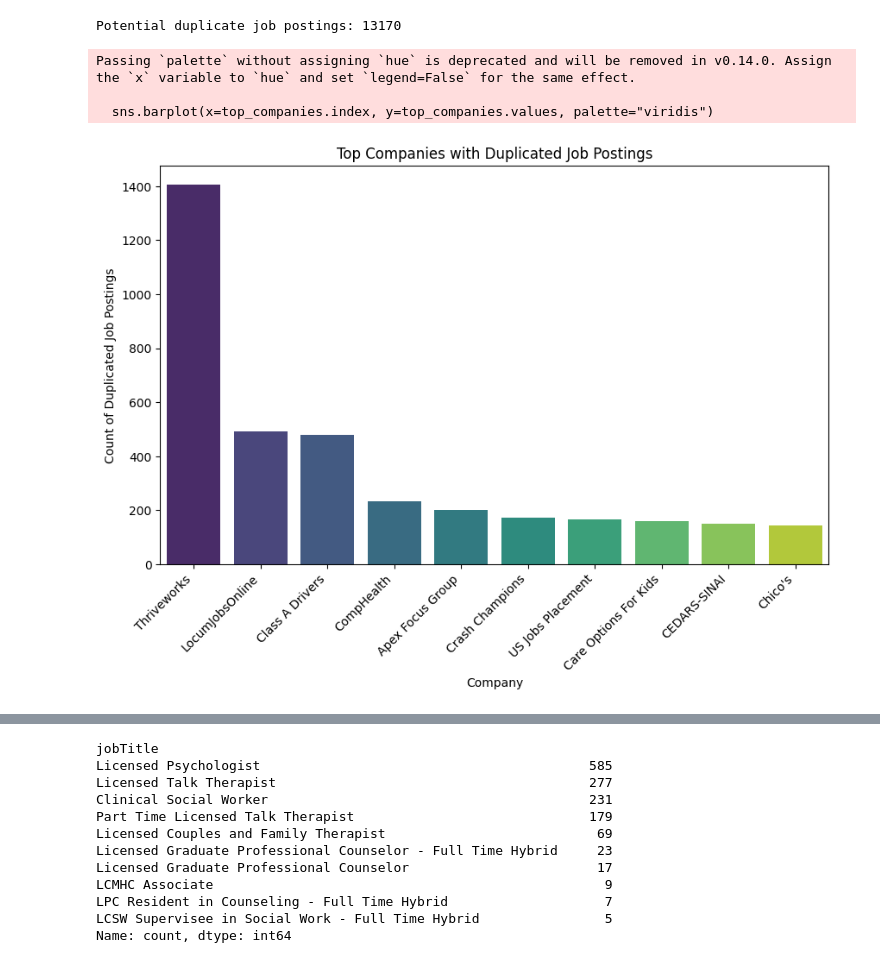
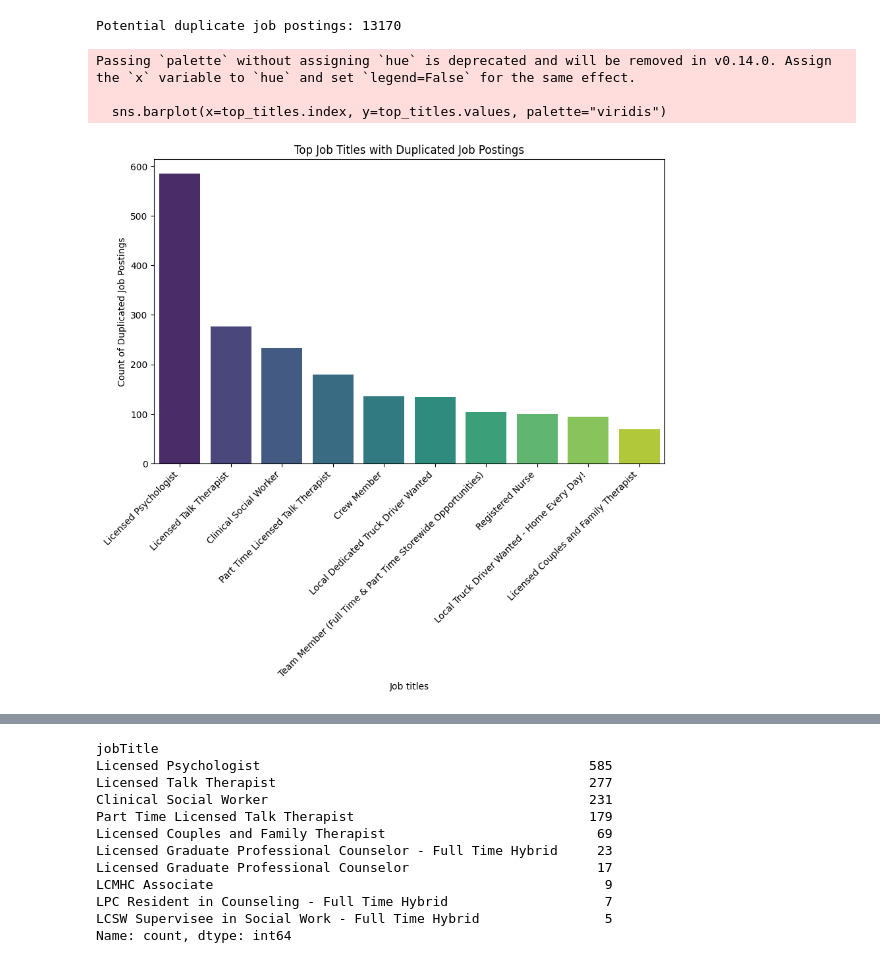
Before and after one commit to LSLCS/NLP-duplicateJob, a Jupyter notebook: eda/eda.ipynb, the cells around one changed output, grey strips where cells are left out. Drawn from its saved outputs; the diff is of its cells as text; code cells hidden in the pictures.

```diff
--- a/eda/eda.ipynb
+++ b/eda/eda.ipynb
@@ -126,29 +126,29 @@ print(f"\nPotential duplicate job postings: {duplicates}")
 # %% [output]
 Potential duplicate job postings: 13170
 # %%
-# Check for top companies with duplicate job descriptions
+# Check for top job titles with duplicate job descriptions
 df['is_duplicate'] = df.duplicated(subset=["jobDescRaw"], keep=False)
 
 duplicated_jobs = df[df['is_duplicate'] == True]
 
 # Count the number of duplicated postings for each company
-company_dup_count = duplicated_jobs['companyName'].value_counts()
+titles_dup_count = duplicated_jobs['jobTitle'].value_counts()
 
 # Get the top N companies with the most duplicated job postings
-top_companies = company_dup_count.head(10)
+top_titles = titles_dup_count.head(10)
 
 # Plot the distribution of duplicated job postings by company
 plt.figure(figsize=(10, 6))
-sns.barplot(x=top_companies.index, y=top_companies.values, palette="viridis")
+sns.barplot(x=top_titles.index, y=top_titles.values, palette="viridis")
 
 # Add labels and title
-plt.title("Top Companies with Duplicated Job Postings")
-plt.xlabel("Company")
+plt.title("Top Job Titles with Duplicated Job Postings")
+plt.xlabel("Job titles")
 plt.ylabel("Count of Duplicated Job Postings")
 plt.xticks(rotation=45, ha='right')
 plt.show()
 # %% [output]
 Passing `palette` without assigning `hue` is deprecated and will be removed in v0.14.0. Assign the `x` variable to `hue` and set `legend=False` for the same effect.
 
-  sns.barplot(x=top_companies.index, y=top_companies.values, palette="viridis")
+  sns.barplot(x=top_titles.index, y=top_titles.values, palette="viridis")
-[figure, old version]
+[figure, new version]
```
Also changed, not shown: parts of 3 cells of this notebook, 10 other files.
